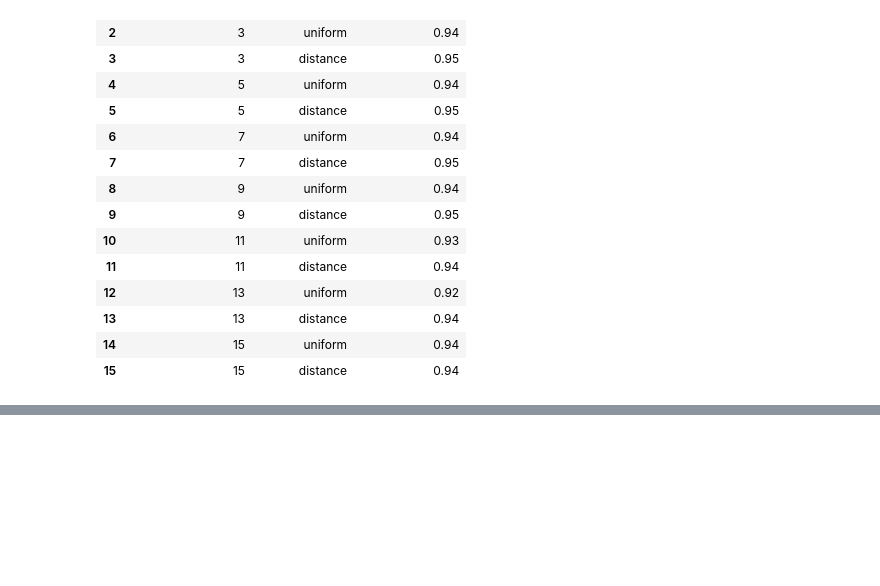
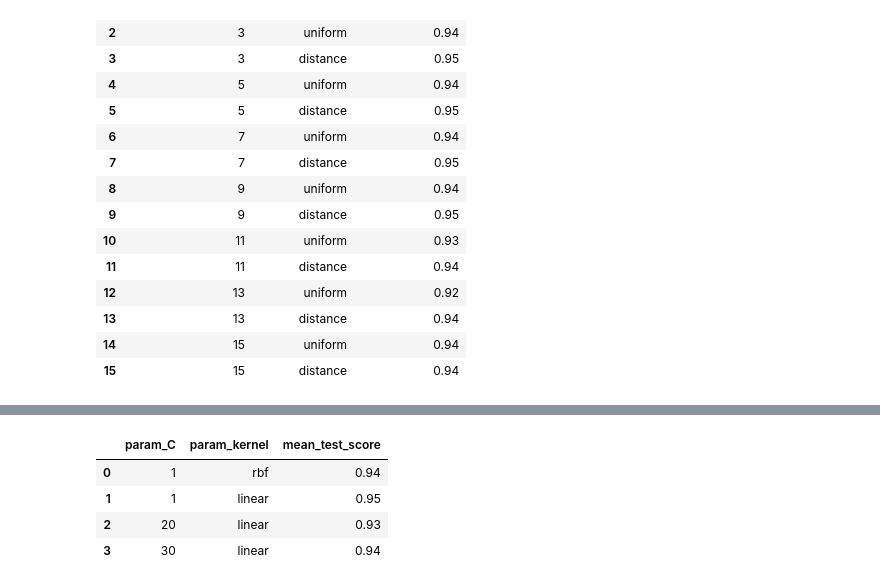
Before and after one commit to bharathg2004/Ml-projects, a Jupyter notebook: GridSearchCV.ipynb, the cells around one changed output, grey strips where cells are left out. Cells and saved outputs as stored; diff of their text form; code cells hidden in the pictures; blank space fills up the shorter version.

```diff
--- a/GridSearchCV.ipynb
+++ b/GridSearchCV.ipynb
@@ -185,0 +230,8 @@ results2[['param_n_neighbors','param_weights','mean_test_score']]
+# %%
+results3[['param_C','param_kernel','mean_test_score']]
+# %% [output]
+|  | param_C | param_kernel | mean_test_score |
+| 0 | 1 | rbf | 0.94 |
+| 1 | 1 | linear | 0.95 |
+| 2 | 20 | linear | 0.93 |
+| 3 | 30 | linear | 0.94 |
```
Also changed, not shown: parts of 6 cells of this notebook.
